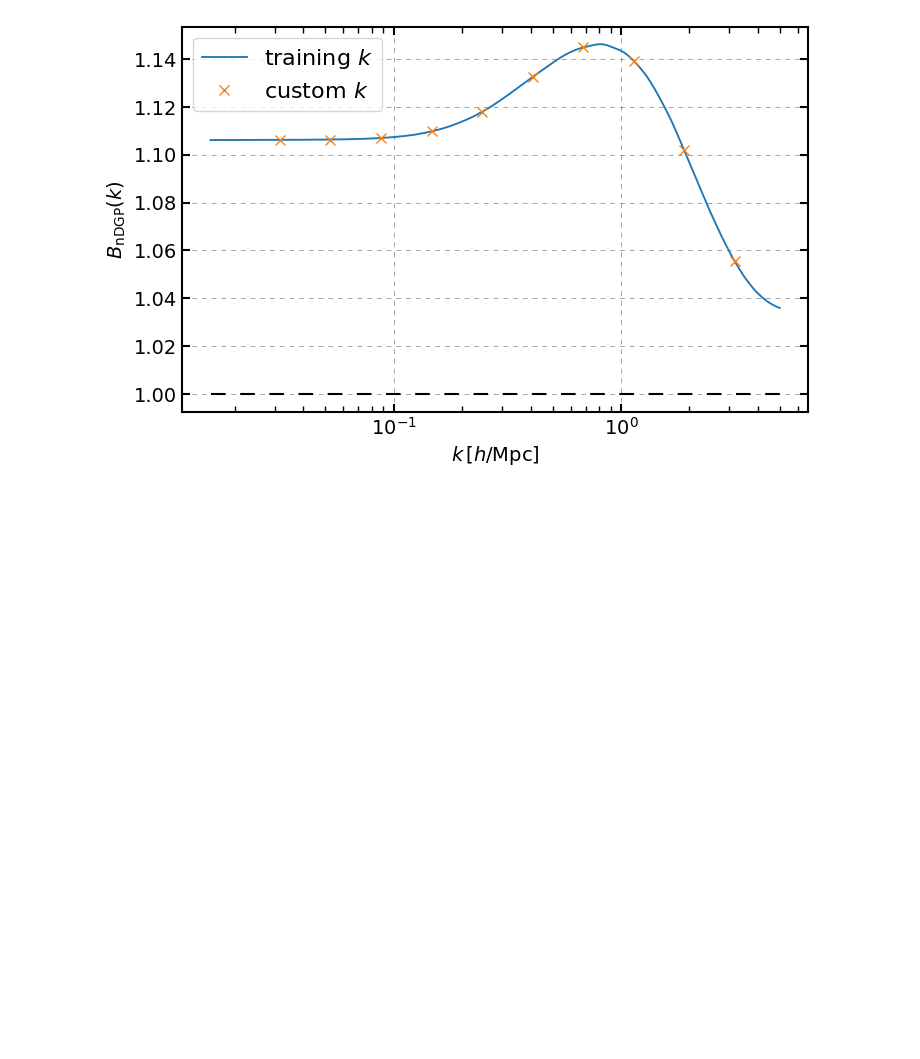
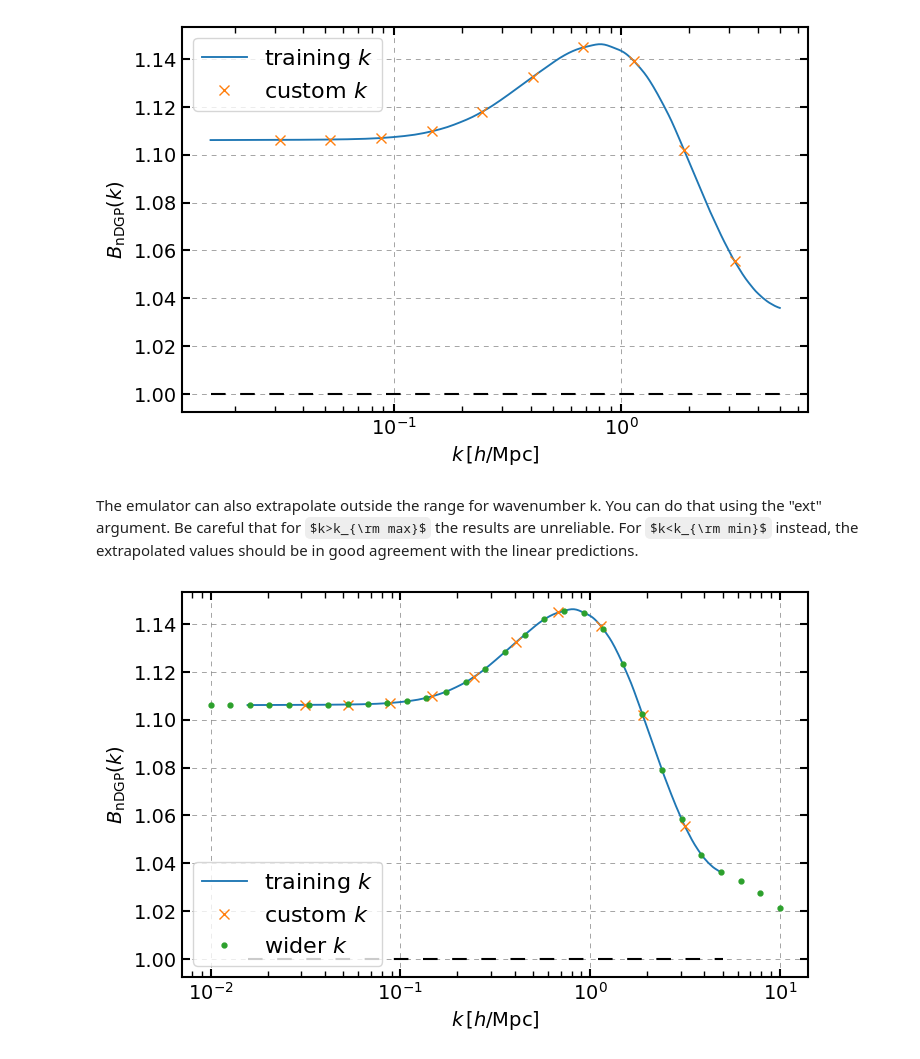
Before and after one commit to BartolomeoF/nDGPemu, a Jupyter notebook: notebooks/example.ipynb, the cells around one changed output. Saved outputs shown, nothing was run; the diff lists cells and outputs as text; code cells hidden in the pictures; some formulas as TeX source; blank space fills up the shorter version.

```diff
--- a/notebooks/example.ipynb
+++ b/notebooks/example.ipynb
@@ -41,2 +51,7 @@ Bk_custom = model.predict(H0rc,z,cosmo_params, k_out)
+# %%
+
+# Get boost for custom k values
+k_custom = np.logspace(-1.5, 0.5, 10)
+Bk_custom = model.predict(H0rc,z,cosmo_params, k_out=k_custom)
 # %%
 plt.semilogx(k_vals, Bk, label='training $k$')
@@ -47,3 +62,20 @@ plt.hlines(1,k_vals.min(),k_vals.max(), 'k','--', lw=1.5);
 plt.legend();
 # %% [output]
 [figure]
+# %% [markdown]
+The emulator can also extrapolate outside the range for wavenumber k. You can do that using the "ext" argument. Be careful that for $k>k_{\rm max}$ the results are unreliable. For $k<k_{\rm min}$ instead, the extrapolated values should be in good agreement with the linear predictions.
+# %%
+
+# Get boost for custom k values
+k_ext = np.logspace(-2, 1, 30)
+Bk_ext = model.predict(H0rc,z,cosmo_params, k_out=k_ext, ext=0)
+# %%
+plt.semilogx(k_vals, Bk, label='training $k$')
+plt.semilogx(k_custom, Bk_custom, 'x', ms=7, label='custom $k$')
+plt.semilogx(k_ext, Bk_ext, '.', ms=7, label='wider $k$')
+plt.xlabel(r'$k \, [h/{\rm Mpc}]$')
+plt.ylabel(r'$B_{\rm nDGP}(k)$')
+plt.hlines(1,k_vals.min(),k_vals.max(), 'k','--', lw=1.5);
+plt.legend();
+# %% [output]
+[figure, added]
```
Also changed, not shown: parts of 6 cells of this notebook, 4 other files.
